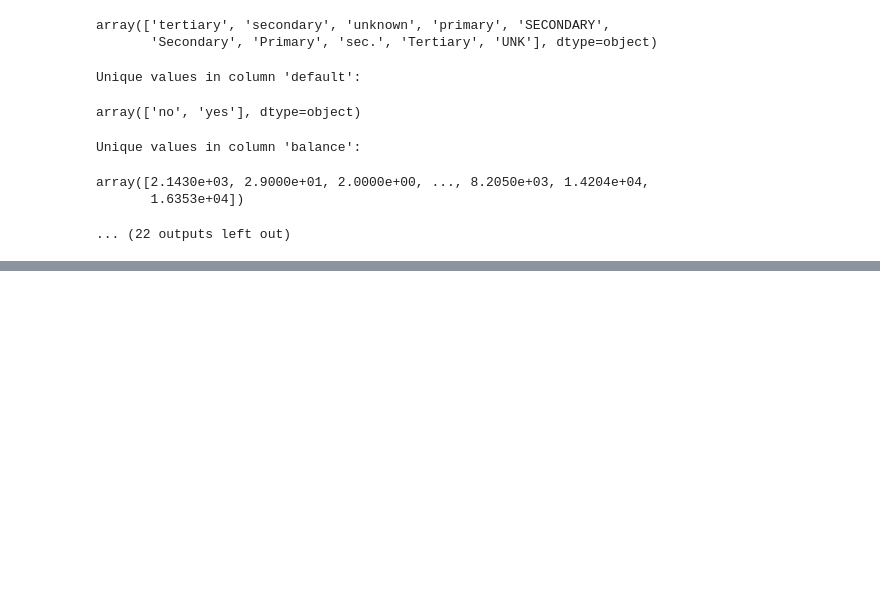
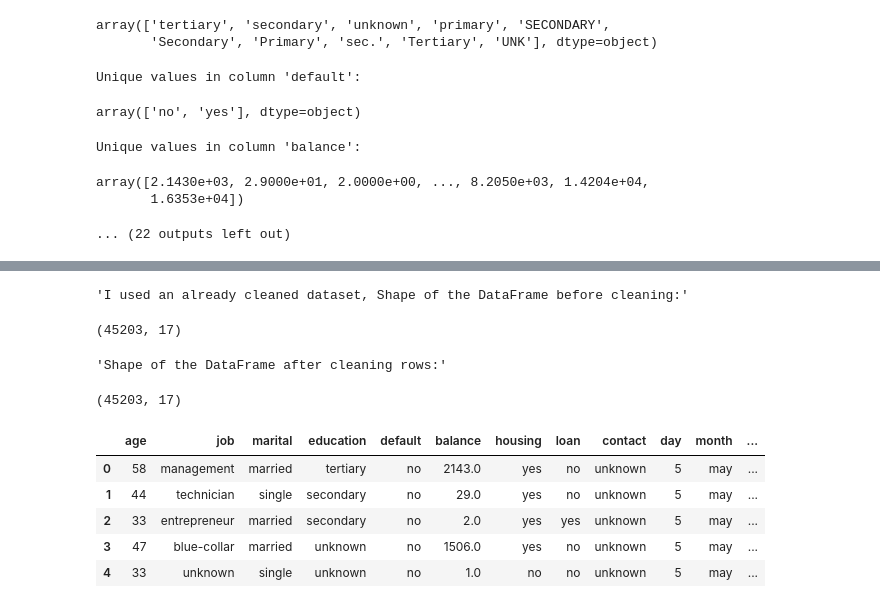
Before and after one commit to AndrewsJascoro/DataAnalyts_Mintic_Talento_Tech, a Jupyter notebook: Data_Cleaning_Tutorial.ipynb, the cells around one changed output, grey strips where cells are left out. Saved outputs shown, nothing was run; the diff lists cells and outputs as text; code cells hidden in the pictures; blank space fills up the shorter version.

```diff
--- a/Data_Cleaning_Tutorial.ipynb
+++ b/Data_Cleaning_Tutorial.ipynb
@@ -785,0 +992,30 @@ Esta es una cadena de formato (f-string) que contiene dos variables:
+# %%
+import pandas as pd
+from IPython.display import display
+
+# Define the path for the Parquet file
+parquet_file_path = "dataset_banco_101.parquet"
+
+# Read the Parquet file into a pandas DataFrame
+df = pd.read_parquet(parquet_file_path)
+
+# Display the shape of the DataFrame (number of rows and columns) before cleaning
+display("I used an already cleaned dataset, Shape of the DataFrame before cleaning:", df.shape)
+
+# Clean the dataset by removing rows with any null or missing values
+df_cleaned_rows = df.dropna(axis=0)
+
+# Display the shape of the DataFrame after cleaning rows
+display("Shape of the DataFrame after cleaning rows:", df_cleaned_rows.shape)
+display(df_cleaned_rows.head(5))
+# %% [output]
+'I used an already cleaned dataset, Shape of the DataFrame before cleaning:'
+(45203, 17)
+'Shape of the DataFrame after cleaning rows:'
+(45203, 17)
+|  | age | job | marital | education | default | balance | housing | loan | contact | day | month | ... |
+| 0 | 58 | management | married | tertiary | no | 2143.0 | yes | no | unknown | 5 | may | ... |
+| 1 | 44 | technician | single | secondary | no | 29.0 | yes | no | unknown | 5 | may | ... |
+| 2 | 33 | entrepreneur | married | secondary | no | 2.0 | yes | yes | unknown | 5 | may | ... |
+| 3 | 47 | blue-collar | married | unknown | no | 1506.0 | yes | no | unknown | 5 | may | ... |
+| 4 | 33 | unknown | single | unknown | no | 1.0 | no | no | unknown | 5 | may | ... |
```
Also changed, not shown: parts of 22 cells of this notebook.
